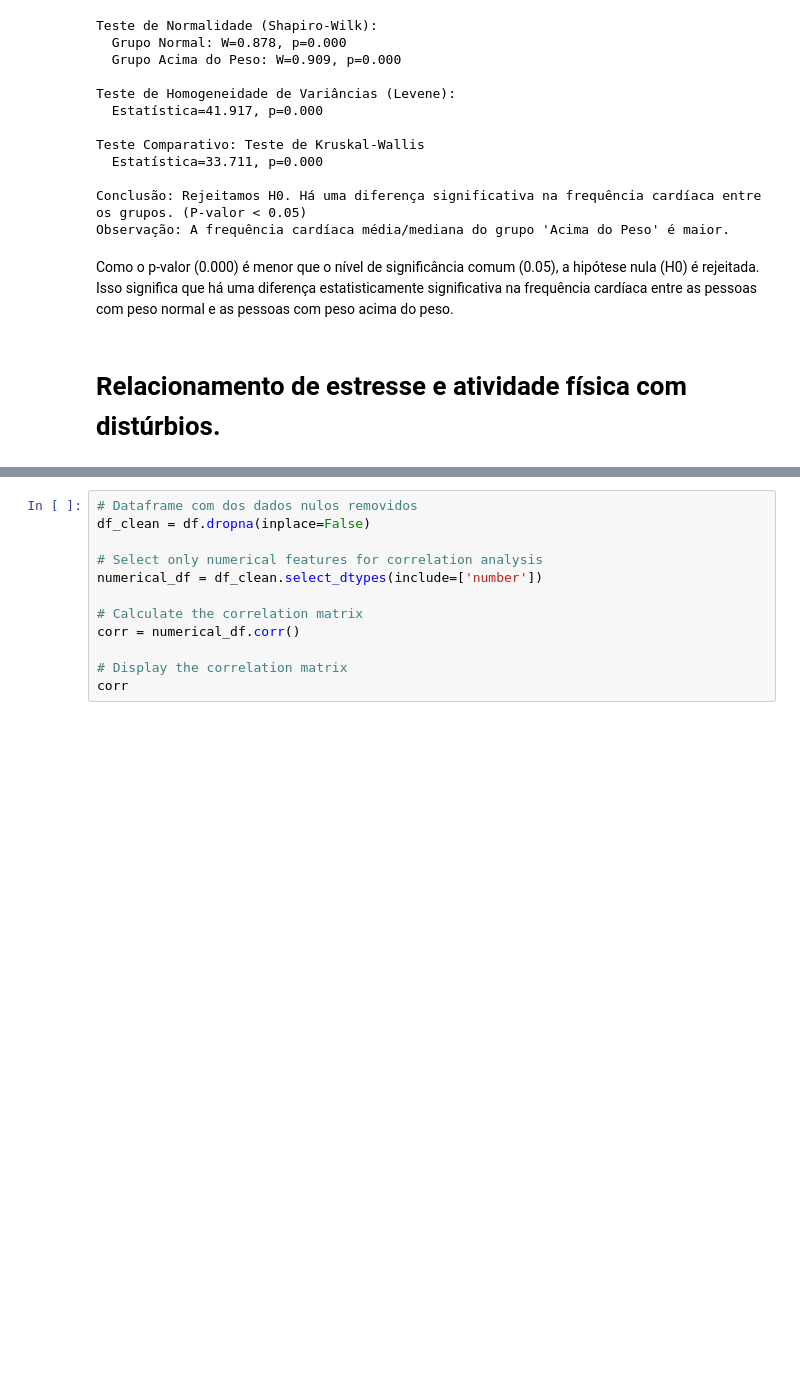
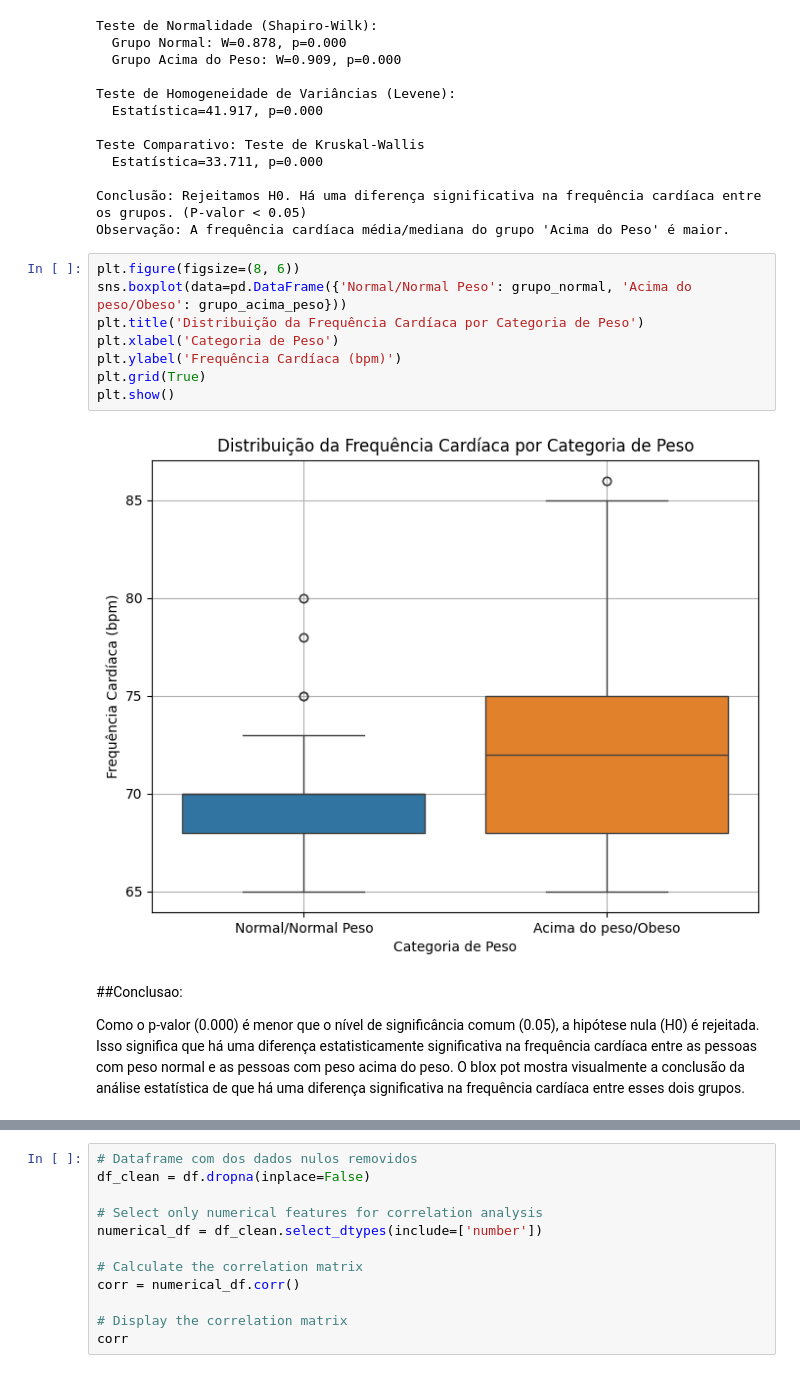
Before and after one commit to AndrielHenrique/Analise-de-Dados, a Jupyter notebook: base02.ipynb, the cells around one changed output, grey strips where cells are left out. Saved outputs shown, nothing was run; the diff lists cells and outputs as text; blank space fills up the shorter version.

```diff
--- a/base02.ipynb
+++ b/base02.ipynb
@@ -350,7 +350,18 @@ Teste Comparativo: Teste de Kruskal-Wallis
 
 Conclusão: Rejeitamos H0. Há uma diferença significativa na frequência cardíaca entre os grupos. (P-valor < 0.05)
 Observação: A frequência cardíaca média/mediana do grupo 'Acima do Peso' é maior.
+# %%
+plt.figure(figsize=(8, 6))
+sns.boxplot(data=pd.DataFrame({'Normal/Normal Peso': grupo_normal, 'Acima do peso/Obeso': grupo_acima_peso}))
+plt.title('Distribuição da Frequência Cardíaca por Categoria de Peso')
+plt.xlabel('Categoria de Peso')
+plt.ylabel('Frequência Cardíaca (bpm)')
+plt.grid(True)
+plt.show()
+# %% [output]
+[figure, added]
 # %% [markdown]
+##Conclusao:
+
 Como o p-valor (0.000) é menor que o nível de significância comum (0.05), a hipótese nula (H0) é rejeitada. Isso significa que há uma diferença estatisticamente significativa na frequência cardíaca entre as pessoas com peso normal e as pessoas com peso acima do peso.
+O blox pot mostra visualmente a conclusão da análise estatística de que há uma diferença significativa na frequência cardíaca entre esses dois grupos.
-# %% [markdown]
-# Relacionamento de estresse e atividade física com distúrbios.
```
Also changed, not shown: parts of 28 cells of this notebook.
